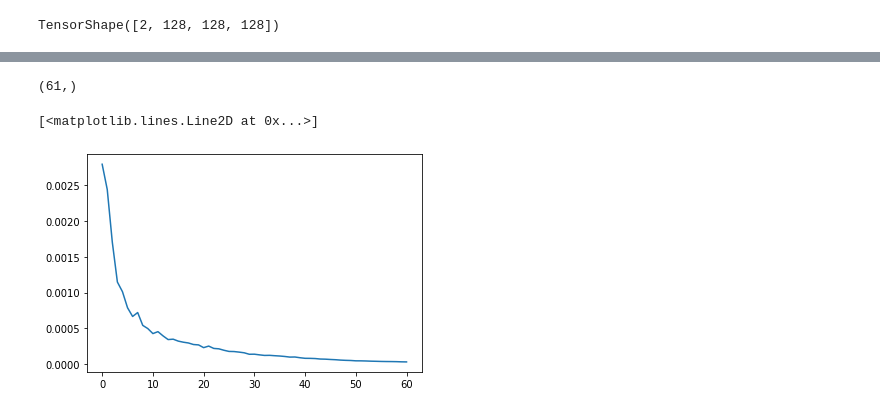
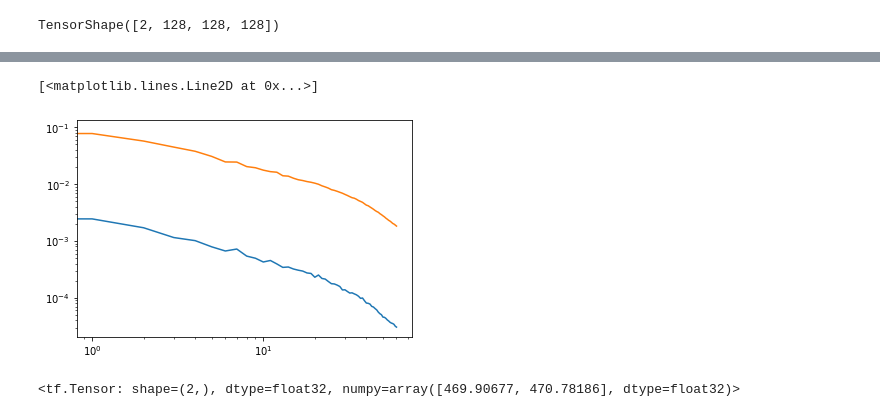
Before and after one commit to DifferentiableUniverseInitiative/DHOD, a Jupyter notebook: nb/HOD_HMC_sampling.ipynb, the cells around one changed output, grey strips where cells are left out. Cells and saved outputs as stored; diff of their text form; code cells hidden in the pictures.

```diff
--- a/nb/HOD_HMC_sampling.ipynb
+++ b/nb/HOD_HMC_sampling.ipynb
@@ -190,11 +196,10 @@ print(end_time)
 # %%
 samps = np.stack(samps, axis=0).reshape(100,-1)
 diag_std = samps.std(axis=0)
-diag_std.shape
+mean = samps.mean(axis=0)
-# %% [output]
-(61,)
-# %%
-plot(diag_std)
-# %% [output]
-[<matplotlib.lines.Line2D at 0x...>]
-[figure, removed]
+# %%
+loglog(diag_std)
+loglog(mean)
+# %% [output]
+[<matplotlib.lines.Line2D at 0x...>]
+[figure, added]
@@ -200,0 +221,4 @@ plot(diag_std)
+# %%
+log_prob_fn(p)
+# %% [output]
+<tf.Tensor: shape=(2,), dtype=float32, numpy=array([469.90677, 470.78186], dtype=float32)>
```
Also changed, not shown: parts of 13 cells of this notebook.
